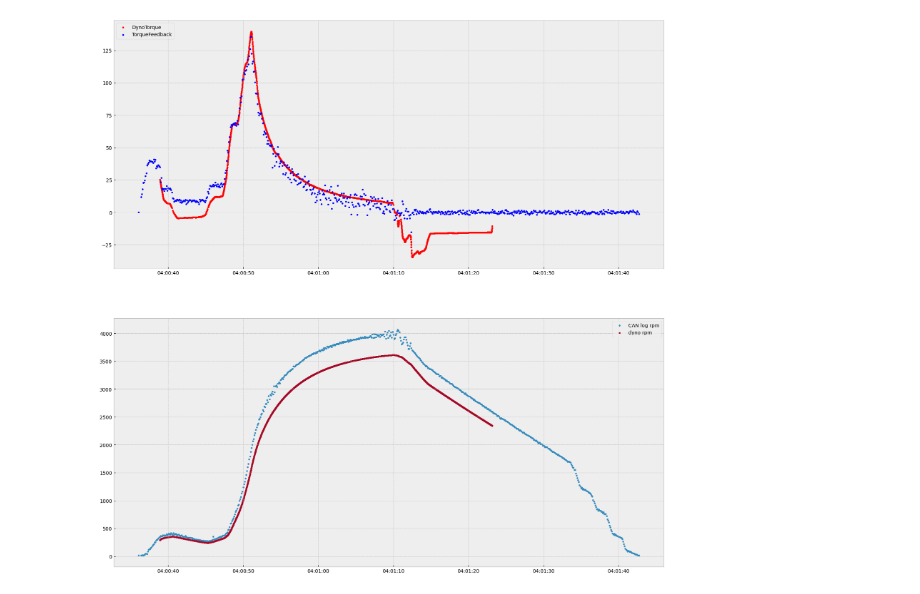
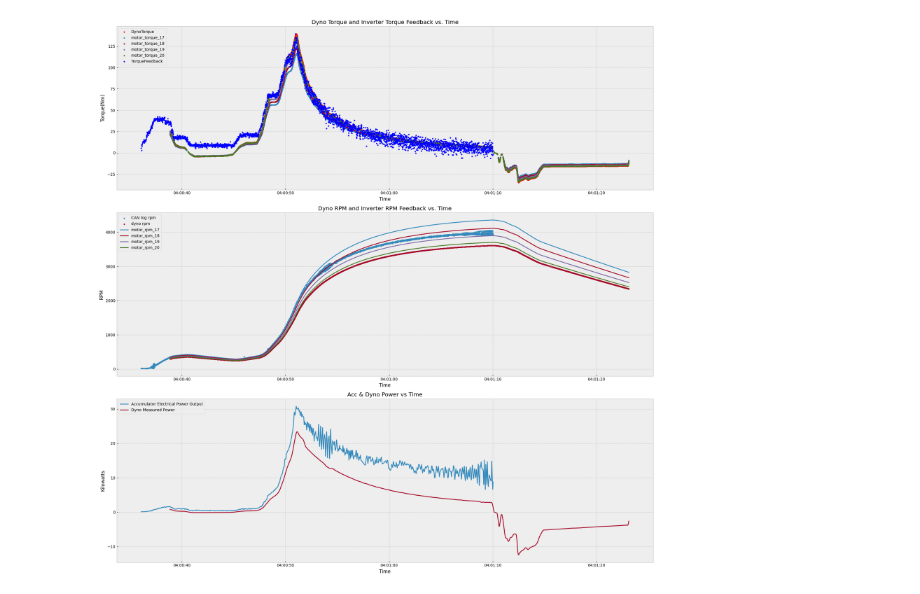
Before and after one commit to KSU-MS/KS5e-Data-Logging, a Jupyter notebook: motor_power_graphs.ipynb, the cells around one changed output. Saved outputs shown, nothing was run; the diff lists cells and outputs as text; code cells hidden in the pictures.

```diff
--- a/motor_power_graphs.ipynb
+++ b/motor_power_graphs.ipynb
@@ -52,6 +52,7 @@ gear_tooth_count_motor = 10  # KS6e front sprocket
 gear_tooth_count_wheel = 30  # KS6e rear sprocket
 
 dyno_tire_diameter = 20.5 # ish inches
+tire_dims = [17,18,19,20]
 normal_tire_diameter = 18 # ish inches
 tire_diameter = dyno_tire_diameter # set to the right tire size when plotting
 
@@ -59,3 +60,7 @@ gear_ratio = gear_tooth_count_wheel / gear_tooth_count_motor
 
 # Calculate wheel circumference
 wheel_circumference = tire_diameter * 3.141592653589793  # Pi
+wheel_circums_varied = []
+for dim in tire_dims:
+    wheel_circums_varied.append(dim*3.141592653589793)
+wheel_circums_varied
@@ -91,11 +131,15 @@ dtype: float64
 # %%
 # load electrical log
 vehicle_log = pd.read_csv(car_log_path)
-# remove dfs we dont care about
-vehicle_log = vehicle_log[["Time","D1_Commanded_Torque","D2_Torque_Feedback","D2_Motor_Speed"]]
+# remove df cols we dont care about
+vehicle_log = vehicle_log[["Time","D1_Commanded_Torque","D2_Torque_Feedback","D2_Motor_Speed","Pack_Current","Pack_Summed_Voltage"]]
 # cancer time
 from torque_log_analysis import resample_data,drop_rows_from_df
 vehicle_log = resample_data(vehicle_log,"Time")
+vehicle_log = drop_rows_from_df(vehicle_log,"D1_Commanded_Torque",1,400)
+
 vehicle_log = drop_rows_from_df(vehicle_log,"D2_Motor_Speed",10,7000)
+# get a power column to compare with dyno
+vehicle_log["kw"] = vehicle_log["Pack_Current"] * vehicle_log["Pack_Summed_Voltage"] / 1000
 vehicle_log.max()
 # %% [output]
@@ -106,8 +153,12 @@ dtype: float64
 # %%
 # plot torques and rpms to compare
 plt.style.use('bmh')
+plt.figure(figsize=(16,7))
+plt.plot(dynorun["motor_rpm"],dynorun["motor_torque"],label="Dyno Measured Torque")
 
-plt.plot(dynorun["motor_rpm"],dynorun["motor_torque"],label="Dyno Measured Torque")
+for dim in tire_dims:
+    plt.plot(dynorun["motor_rpm_"+str(dim)],dynorun["motor_torque_"+str(dim)],label="motor_torque_"+str(dim))
+
 plt.scatter(vehicle_log["D2_Motor_Speed"],vehicle_log["D2_Torque_Feedback"],marker='.',color='indigo',label="PM100 Torque Feedback")
 plt.xlabel("Motor RPM")
 plt.ylabel("Torque (Newton-meters)")
@@ -144,14 +195,34 @@ dynorun
 # %%
 fig = plt.figure(figsize=(20, 20))
-ax1 = fig.add_subplot(2,2, (1, 2))
-ax2 = fig.add_subplot(2,2, (3, 4))
+ax1 = fig.add_subplot(3,1,1)
+ax2 = fig.add_subplot(3,1,2)
+ax3 = fig.add_subplot(3,1,3)
 ax1.scatter(dynorun["s"],dynorun['motor_torque'],label="DynoTorque",c="r",marker='.')
+for dim in tire_dims:
+    ax1.scatter(dynorun["s"],dynorun["motor_torque_"+str(dim)],label="motor_torque_"+str(dim),marker='.')
+
 ax1.scatter(vehicle_log.index,vehicle_log['D2_Torque_Feedback'],label="TorqueFeedback",c="b",marker='.')
-
+ax1.title.set_text("Dyno Torque and Inverter Torque Feedback vs. Time")
+ax1.set_ylabel("Torque(Nm)")
+ax1.set_xlabel("Time")
 ax2.scatter(vehicle_log.index,vehicle_log["D2_Motor_Speed"],label="CAN log rpm",marker='.')
 ax2.scatter(dynorun["s"],dynorun["motor_rpm"],label="dyno rpm",marker='.')
+for dim in tire_dims:
+    ax2.plot(dynorun["s"],dynorun["motor_rpm_"+str(dim)],label="motor_rpm_"+str(dim))
+
+ax2.title.set_text("Dyno RPM and Inverter RPM Feedback vs. Time")
+ax2.set_ylabel("RPM")
+ax2.set_xlabel("Time")
+
+ax3.plot(vehicle_log.index,vehicle_log['kw'],label='Accumulator Electrical Power Output')
+ax3.plot(dynorun['s'],dynorun['kw'],label='Dyno Measured Power')
+ax3.set_ylabel("Kilowatts")
+ax3.set_xlabel("Time")
+ax3.title.set_text("Acc & Dyno Power vs Time")
 ax1.legend(loc='upper left')
-ax2.legend(loc='upper right')
+ax2.legend(loc='upper left')
+ax3.legend(loc="upper left")
+plt.tight_layout()
 plt.show()
 # %% [output]
-[figure, old version]
+[figure, new version]
```
Also changed, not shown: parts of 5 cells of this notebook.
